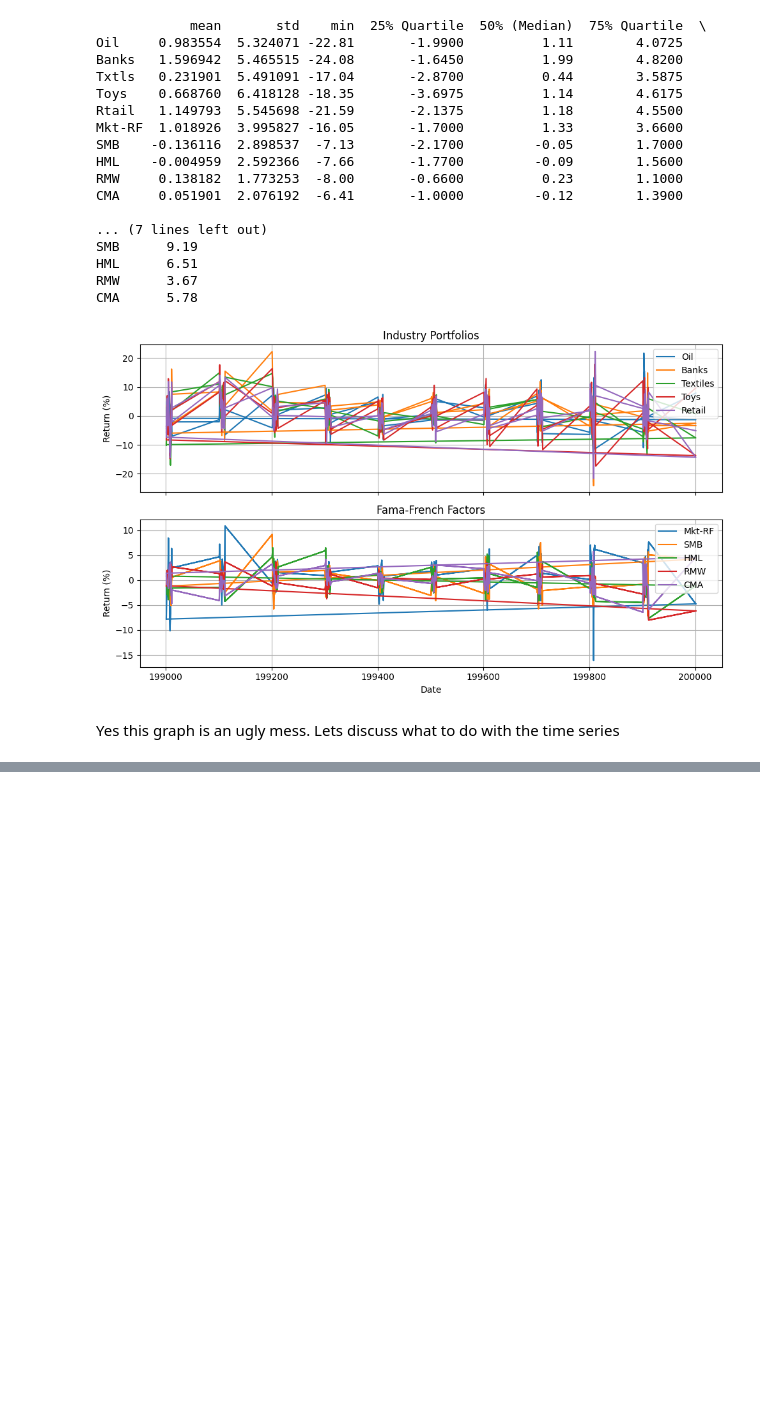
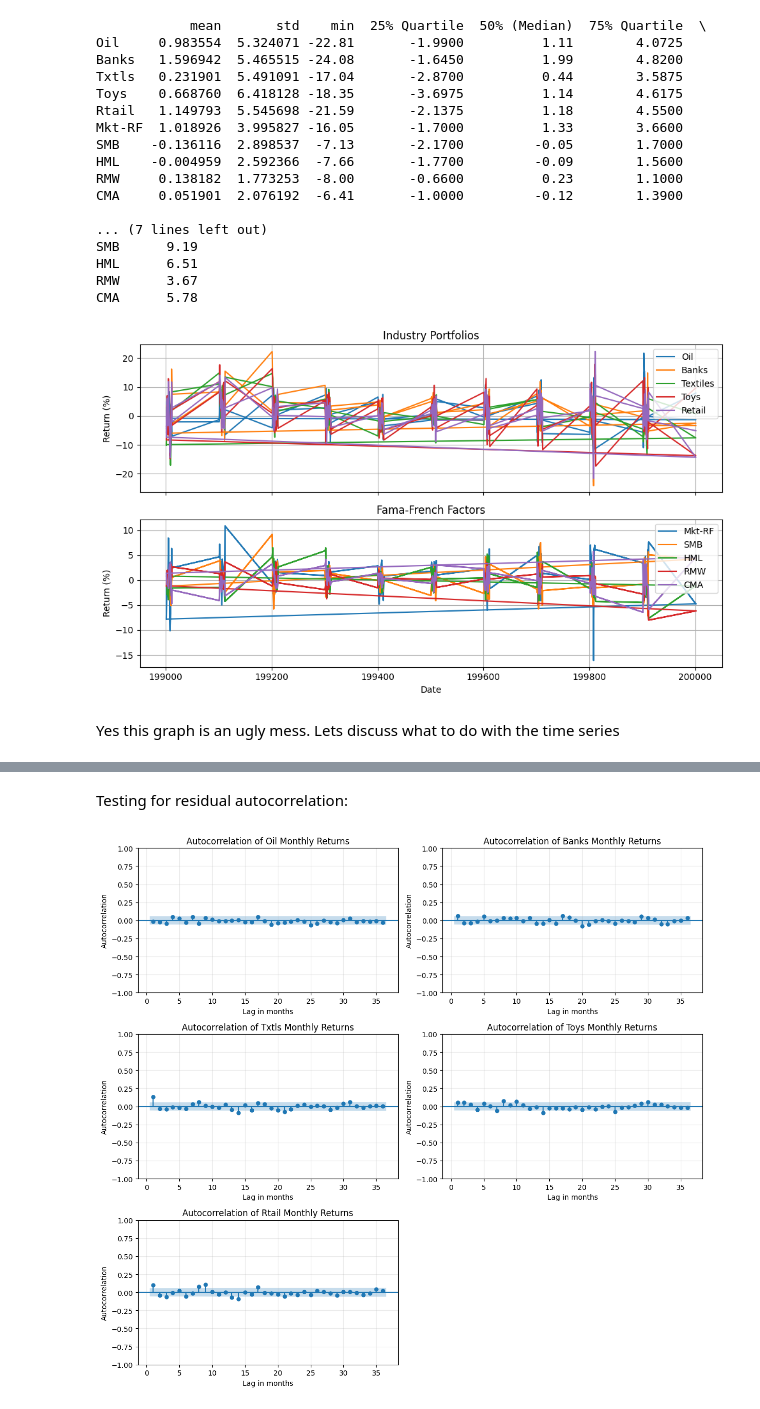
Before and after one commit to AntonioHarley/Empirical.finance.assigment, a Jupyter notebook: Antonio.ipynb, the cells around one changed output, grey strips where cells are left out. Drawn from its saved outputs; the diff is of its cells as text; code cells hidden in the pictures; blank space fills up the shorter version.

Commit message:
Add return autocorrelation analysis and prepare Question 3

```diff
--- a/Antonio.ipynb
+++ b/Antonio.ipynb
@@ -107,0 +118,7 @@ Yes this graph is an ugly mess. Lets discuss what to do with the time series
+# %%
+returns = returns.drop_duplicates(
+    subset="Date",
+    keep="first"
+)
+
+print("Duplicate dates:", returns["Date"].duplicated().sum())
@@ -107,0 +215,11 @@ Yes this graph is an ugly mess. Lets discuss what to do with the time series
+# %%
+q2_data["Datetime"] = pd.to_datetime(
+    q2_data["Date"].astype(str),
+    format="%Y%m"
+)
+
+q2_data = q2_data.set_index(
+    "Datetime"
+)
+
+display(q2_data.head())
@@ -107,0 +234,44 @@ Yes this graph is an ugly mess. Lets discuss what to do with the time series
+# %% [markdown]
+Testing for residual autocorrelation:
+# %%
+fig, axes = plt.subplots(
+    nrows=3,
+    ncols=2,
+    figsize=(12, 11)
+)
+
+axes = axes.flatten()
+
+for ax, industry in zip(
+    axes,
+    industries
+):
+
+    industry_returns = (
+        q2_data[industry]
+        .dropna()
+    )
+
+    plot_acf(
+        industry_returns,
+        lags=36,
+        zero=False,
+        alpha=0.05,
+        ax=ax
+    )
+
+    ax.set_title(
+        f"Autocorrelation of {industry} Monthly Returns"
+    )
+
+    ax.set_xlabel("Lag in months")
+    ax.set_ylabel("Autocorrelation")
+    ax.grid(alpha=0.25)
+
+# There are six panels but only five industries
+axes[-1].axis("off")
+
+plt.tight_layout()
+plt.show()
+# %% [output]
+[figure, added]
```
Also changed, not shown: parts of 18 cells of this notebook.
